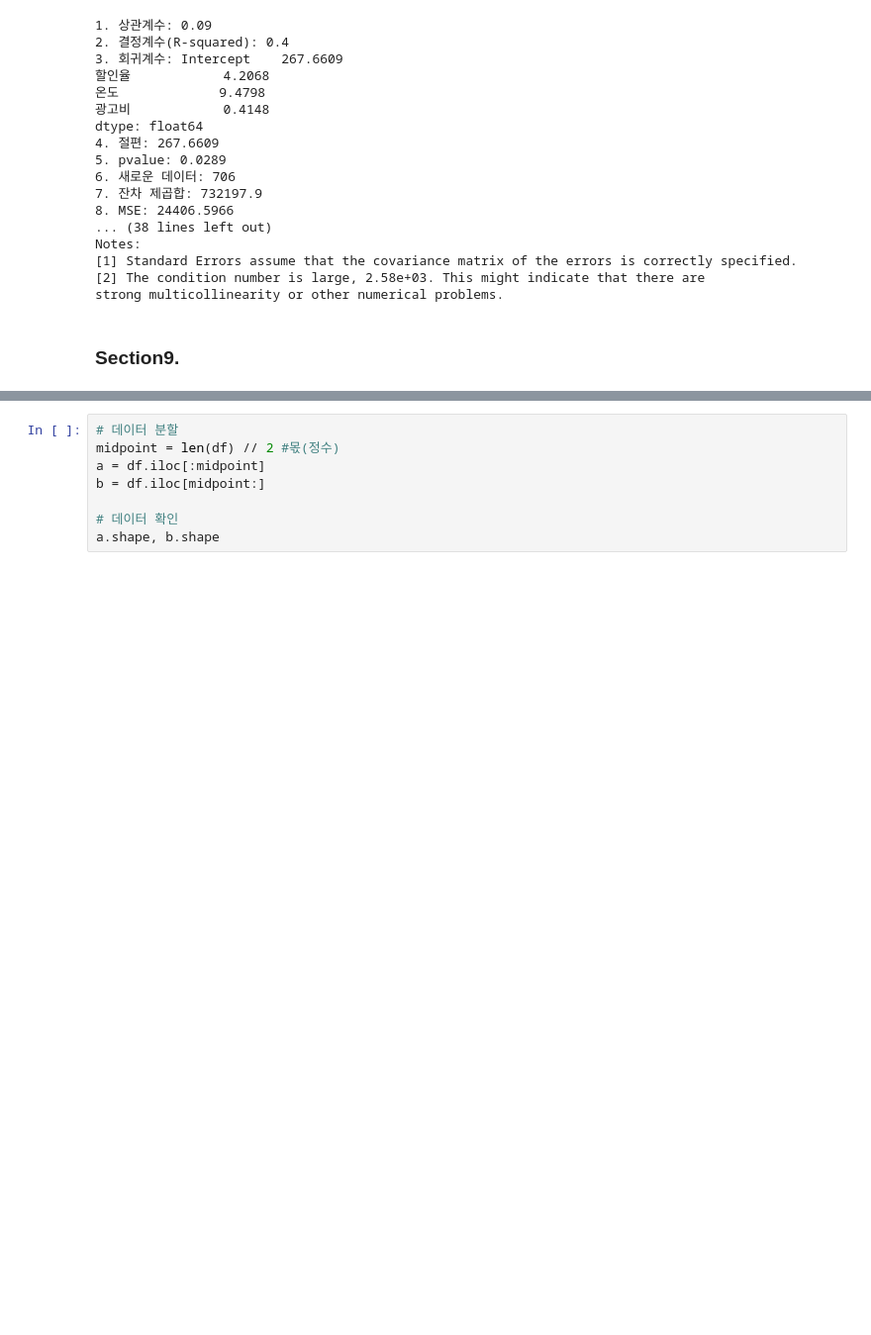
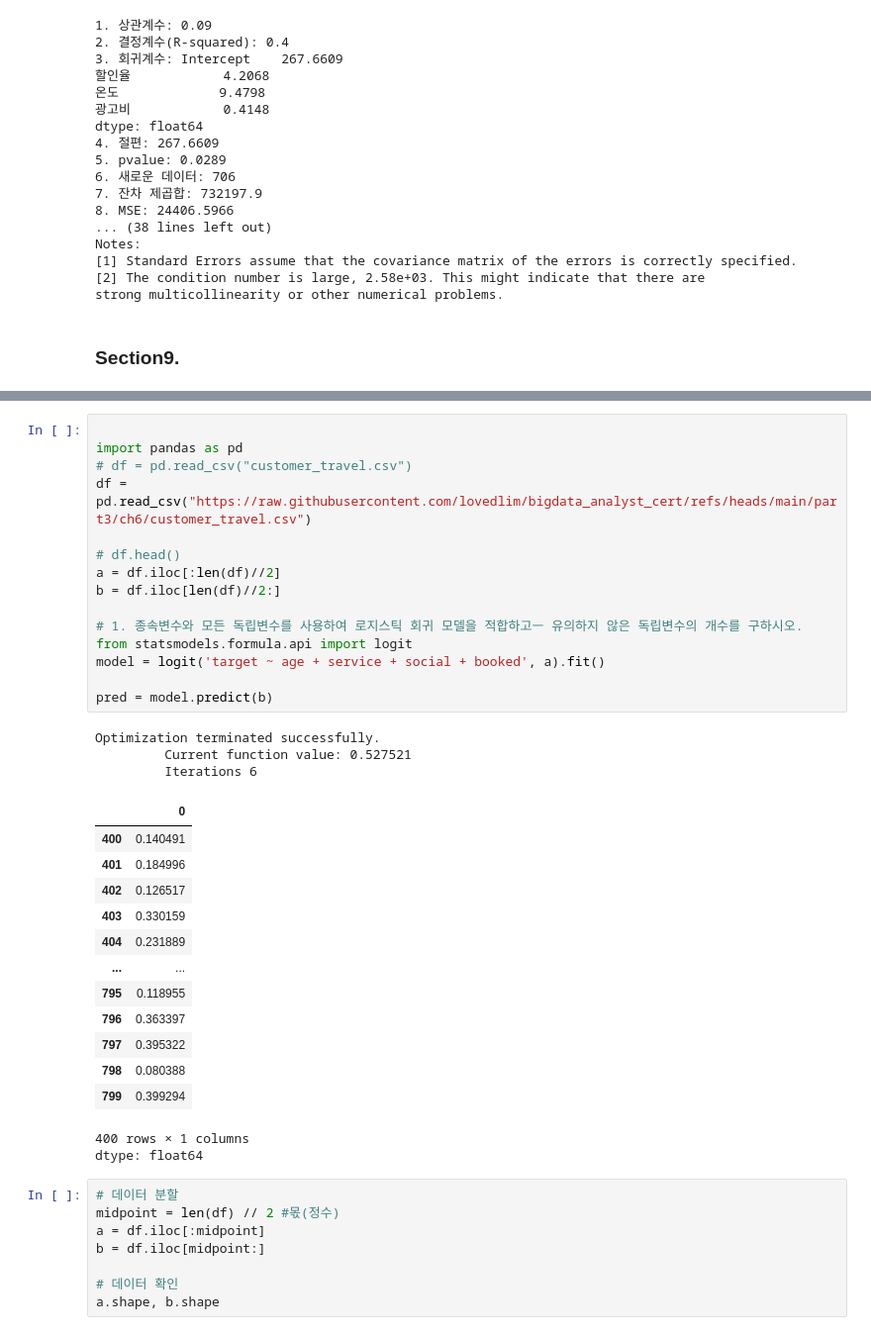
Before and after one commit to zzl-hyun/bigdata_analyst_cert_v2, a Jupyter notebook: part3/ch6/ch6_ex_type3.ipynb, the cells around one changed output, grey strips where cells are left out. Shown: that part at 99% size. Saved outputs shown, nothing was run; the diff lists cells and outputs as text; blank space fills up the shorter version.

```diff
--- a/part3/ch6/ch6_ex_type3.ipynb
+++ b/part3/ch6/ch6_ex_type3.ipynb
@@ -565,3 +578,36 @@ Optimization terminated successfully.
+# %%
+
+import pandas as pd
+# df = pd.read_csv("customer_travel.csv")
+df = pd.read_csv("https://raw.githubusercontent.com/lovedlim/bigdata_analyst_cert/refs/heads/main/part3/ch6/customer_travel.csv")
+
+# df.head()
+a = df.iloc[:len(df)//2]
+b = df.iloc[len(df)//2:]
+
+# 1. 종속변수와 모든 독립변수를 사용하여 로지스틱 회귀 모델을 적합하고ㅡ 유의하지 않은 독립변수의 개수를 구하시오.
+from statsmodels.formula.api import logit
+model = logit('target ~ age + service + social + booked', a).fit()
+
+pred = model.predict(b)
+# %% [output]
+Optimization terminated successfully.
+         Current function value: 0.527521
+         Iterations 6
+|  | 0 |
+| 400 | 0.140491 |
+| 401 | 0.184996 |
+| 402 | 0.126517 |
+| 403 | 0.330159 |
+| 404 | 0.231889 |
+| ... | ... |
+| 795 | 0.118955 |
+| 796 | 0.363397 |
+| 797 | 0.395322 |
+| 798 | 0.080388 |
+| 799 | 0.399294 |
+400 rows × 1 columns
+dtype: float64
 # %%
 # 데이터 분할
 midpoint = len(df) // 2 #몫(정수)
```
Also changed, not shown: parts of 1 cell of this notebook.
